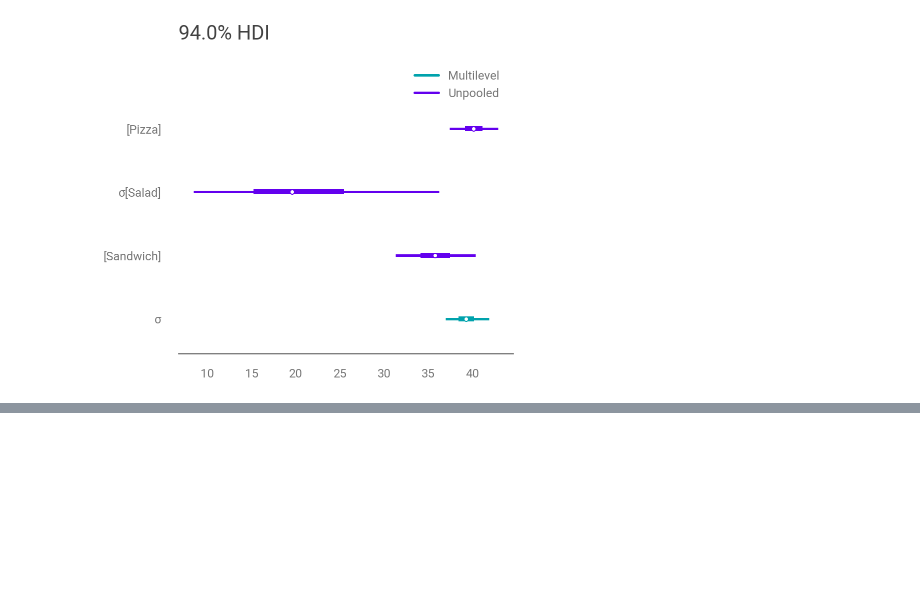
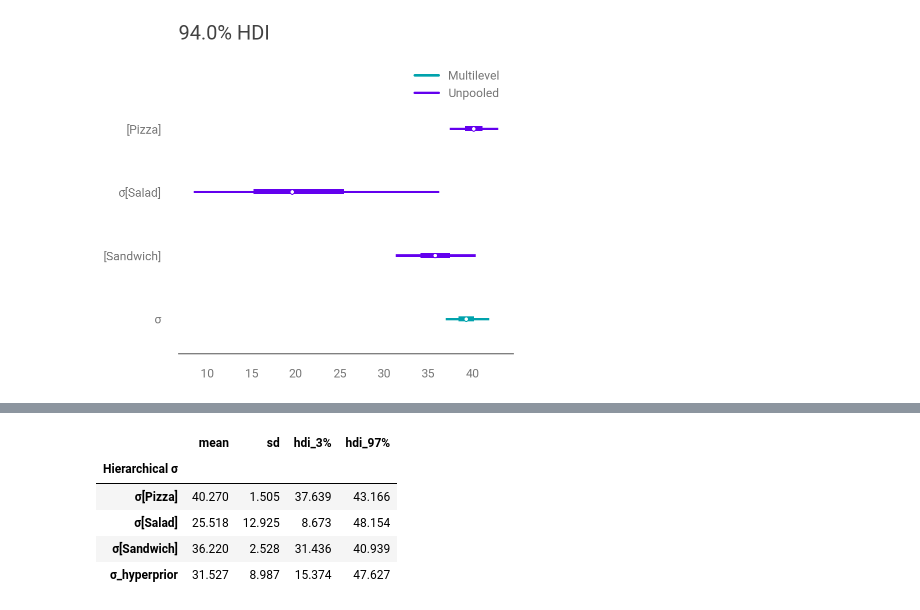
Before and after one commit to paw-lu/bayesian-modeling-computation-python, a Jupyter notebook: notebooks/4_extending_linear_models.ipynb, the cells around one changed output, grey strips where cells are left out. Cells and saved outputs as stored; diff of their text form; code cells hidden in the pictures; blank space fills up the shorter version.

```diff
--- a/notebooks/4_extending_linear_models.ipynb
+++ b/notebooks/4_extending_linear_models.ipynb
@@ -540,0 +606,13 @@ az.plot_forest(
+# %%
+(
+    az.summary(
+        inf_data_hierarchical_sales, var_names=["σ", "σ_hyperprior"], kind="stats"
+    ).rename_axis("Hierarchical σ")
+)
+# %% [output]
+|  | mean | sd | hdi_3% | hdi_97% |
+| Hierarchical σ |  |  |  |  |
+| σ[Pizza] | 40.270 | 1.505 | 37.639 | 43.166 |
+| σ[Salad] | 25.518 | 12.925 | 8.673 | 48.154 |
+| σ[Sandwich] | 36.220 | 2.528 | 31.436 | 40.939 |
+| σ_hyperprior | 31.527 | 8.987 | 15.374 | 47.627 |
```
Also changed, not shown: parts of 6 cells of this notebook, 1 other file.
